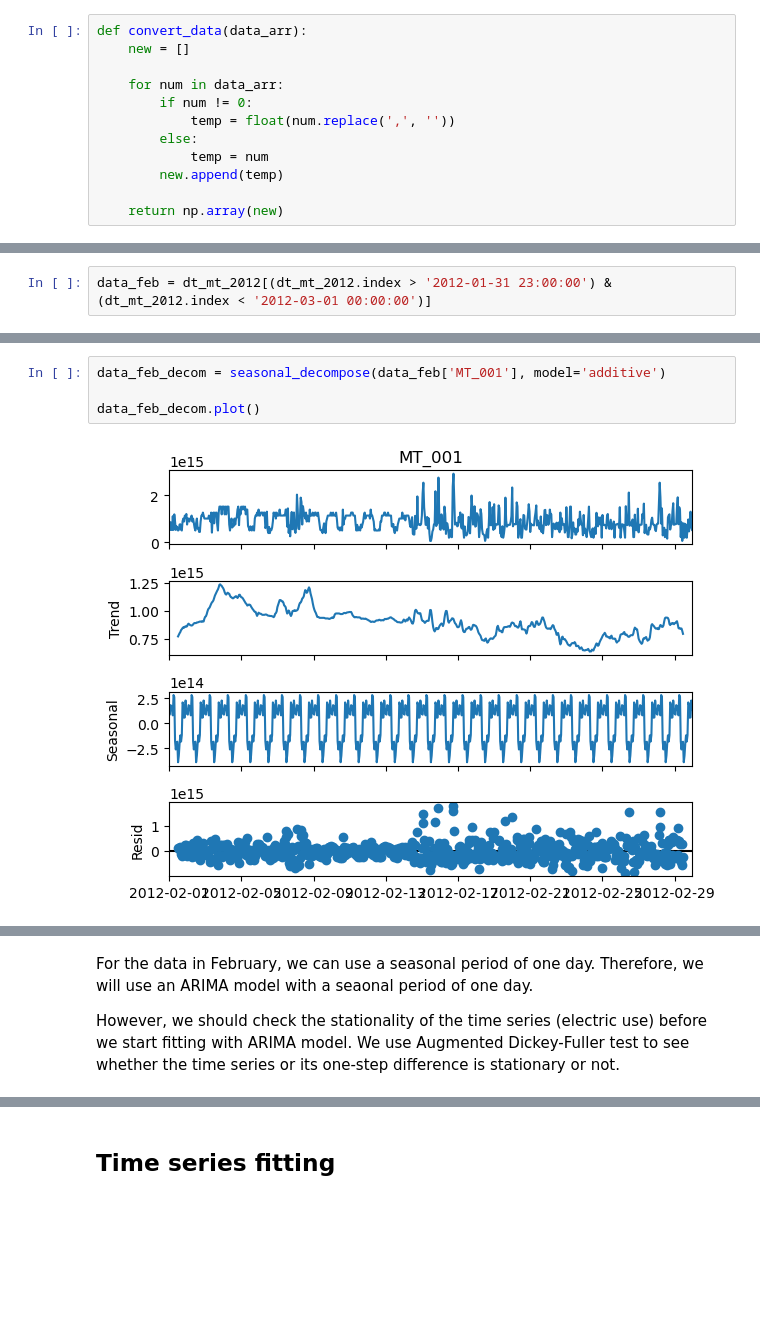
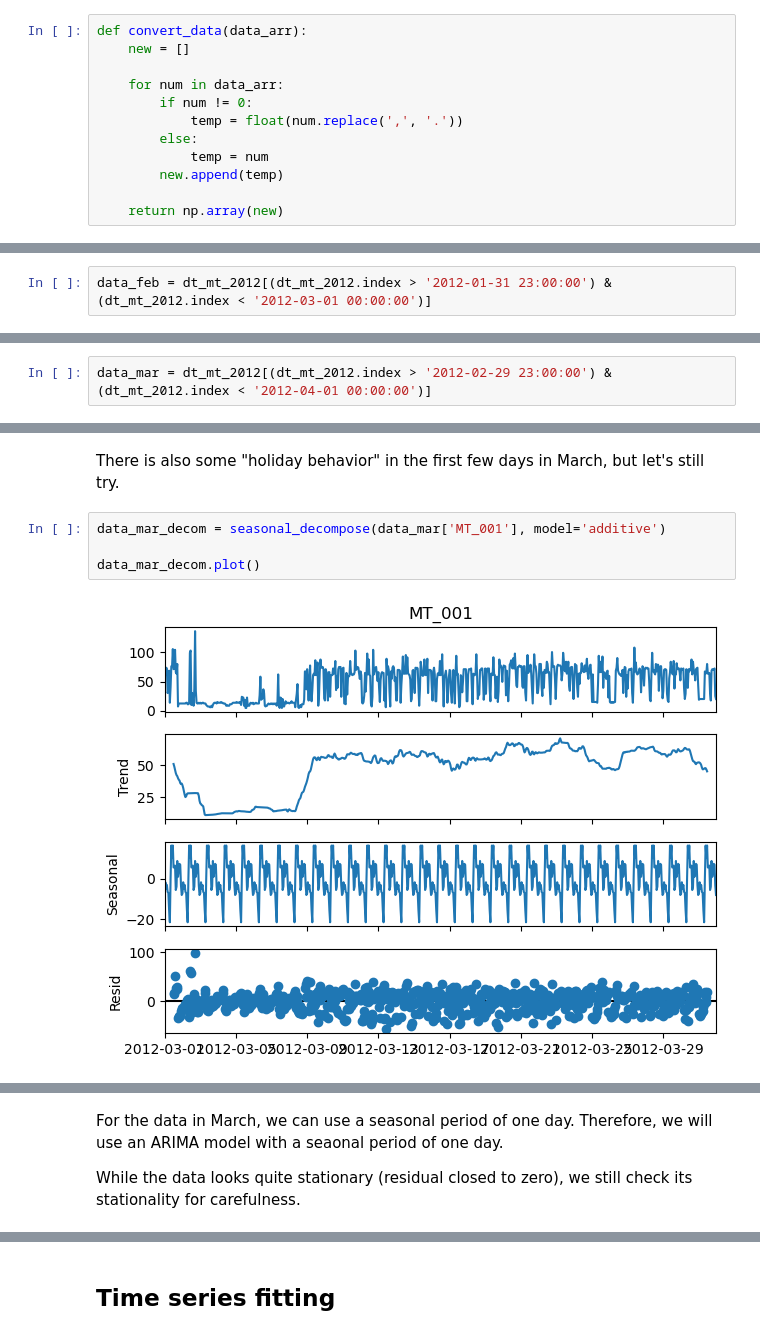
Before and after one commit to danicychao/TimeSeries_Experiments, a Jupyter notebook: TimeSeries_101.ipynb, the cells around one changed output, grey strips where cells are left out. Saved outputs shown, nothing was run; the diff lists cells and outputs as text; blank space fills up the shorter version.

Commit message:
Largely correct the error in decimal format conversion, and re-run the fitting

```diff
--- a/TimeSeries_101.ipynb
+++ b/TimeSeries_101.ipynb
@@ -134,7 +134,7 @@ def convert_data(data_arr):
 
     for num in data_arr:
         if num != 0:
-            temp = float(num.replace(',', ''))
+            temp = float(num.replace(',', '.'))
         else:
             temp = num
         new.append(temp)
@@ -236,0 +243,2 @@ Although there are fluctuations, we can still see the electric use in February h
+# %%
+data_mar = dt_mt_2012[(dt_mt_2012.index > '2012-02-29 23:00:00') & (dt_mt_2012.index < '2012-04-01 00:00:00')]
@@ -237,6 +268,8 @@ Although there are fluctuations, we can still see the electric use in February h
+# %% [markdown]
+There is also some "holiday behavior" in the first few days in March, but let's still try.
 # %%
-data_feb_decom = seasonal_decompose(data_feb['MT_001'], model='additive')
+data_mar_decom = seasonal_decompose(data_mar['MT_001'], model='additive')
 
-data_feb_decom.plot()
+data_mar_decom.plot()
 # %% [output]
-[figure, old version]
+[figure, new version]
@@ -244,7 +277,7 @@ data_feb_decom.plot()
 # %% [markdown]
-For the data in February, we can use a seasonal period of one day. Therefore, we will use an ARIMA model with a seaonal period of one day.
+For the data in March, we can use a seasonal period of one day. Therefore, we will use an ARIMA model with a seaonal period of one day.
 
-However, we should check the stationality of the time series (electric use) before we start fitting with ARIMA model. We use Augmented Dickey-Fuller test to see whether the time series or its one-step difference is stationary or not.
+While the data looks quite stationary (residual closed to zero), we still check its stationality for carefulness.
 # %%
 from statsmodels.tsa.stattools import adfuller
 
```
Also changed, not shown: parts of 32 cells of this notebook.
